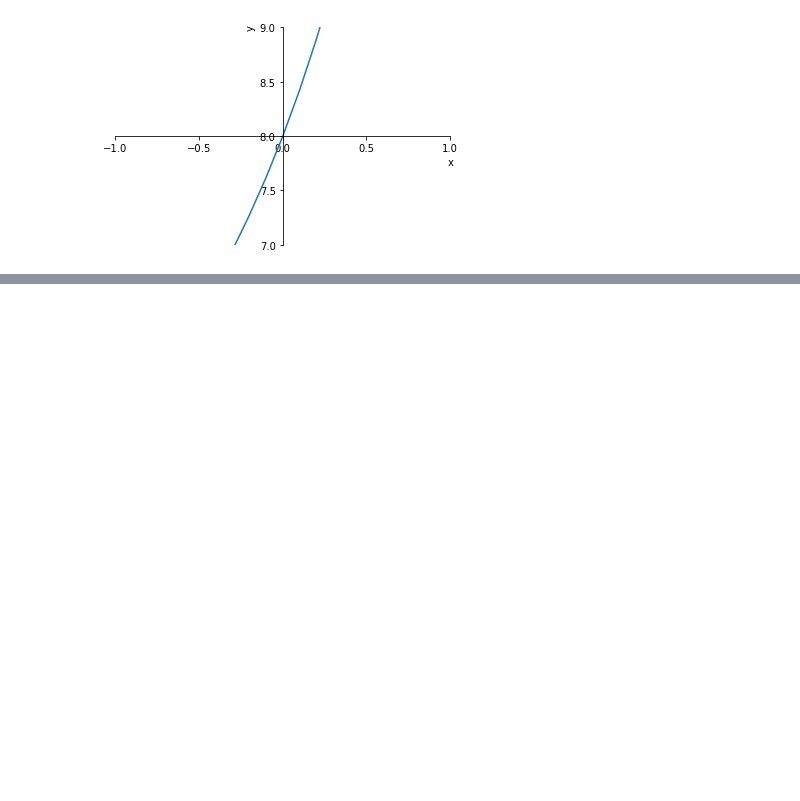
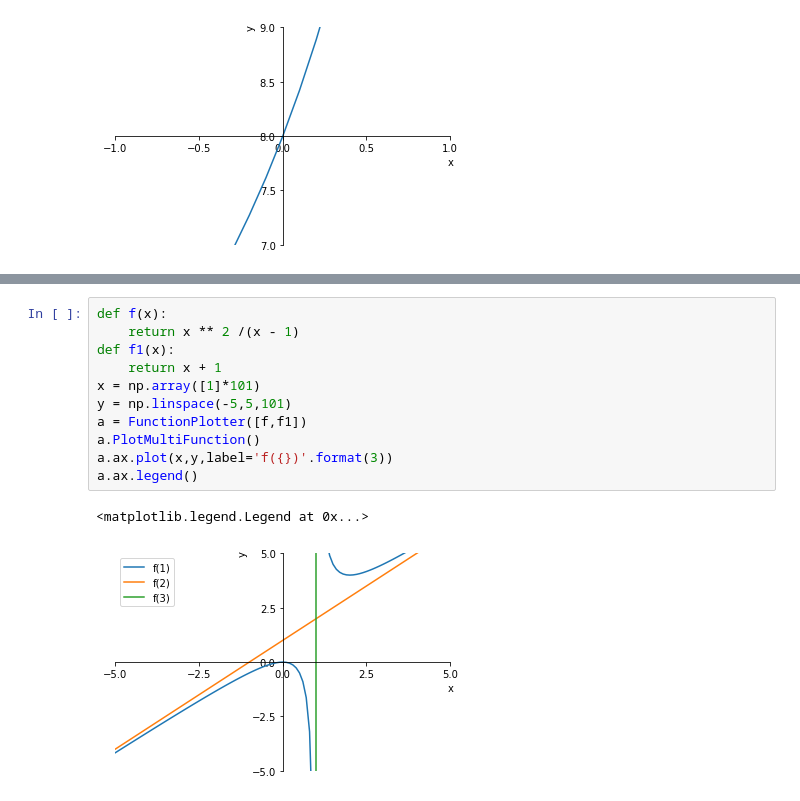
Before and after one commit to Zhurp2020/NLP-from-scratch, a Jupyter notebook: Thomas Calculus/Chapter 2 code.ipynb, the cells around one changed output, grey strips where cells are left out. Drawn from its saved outputs; the diff is of its cells as text; blank space fills up the shorter version.

```diff
--- a/Thomas Calculus/Chapter 2 code.ipynb
+++ b/Thomas Calculus/Chapter 2 code.ipynb
@@ -112,0 +185,14 @@ FunctionPlotter(f,3,CustomDomain=np.linspace(-1,1,21),ticks=[np.linspace(-1,1,5)
+# %%
+def f(x):
+    return x ** 2 /(x - 1)
+def f1(x):
+    return x + 1
+x = np.array([1]*101)
+y = np.linspace(-5,5,101)
+a = FunctionPlotter([f,f1])
+a.PlotMultiFunction()
+a.ax.plot(x,y,label='f({})'.format(3))
+a.ax.legend()
+# %% [output]
+<matplotlib.legend.Legend at 0x...>
+[figure, added]
```
Also changed, not shown: parts of 9 cells of this notebook, 9 other files.
